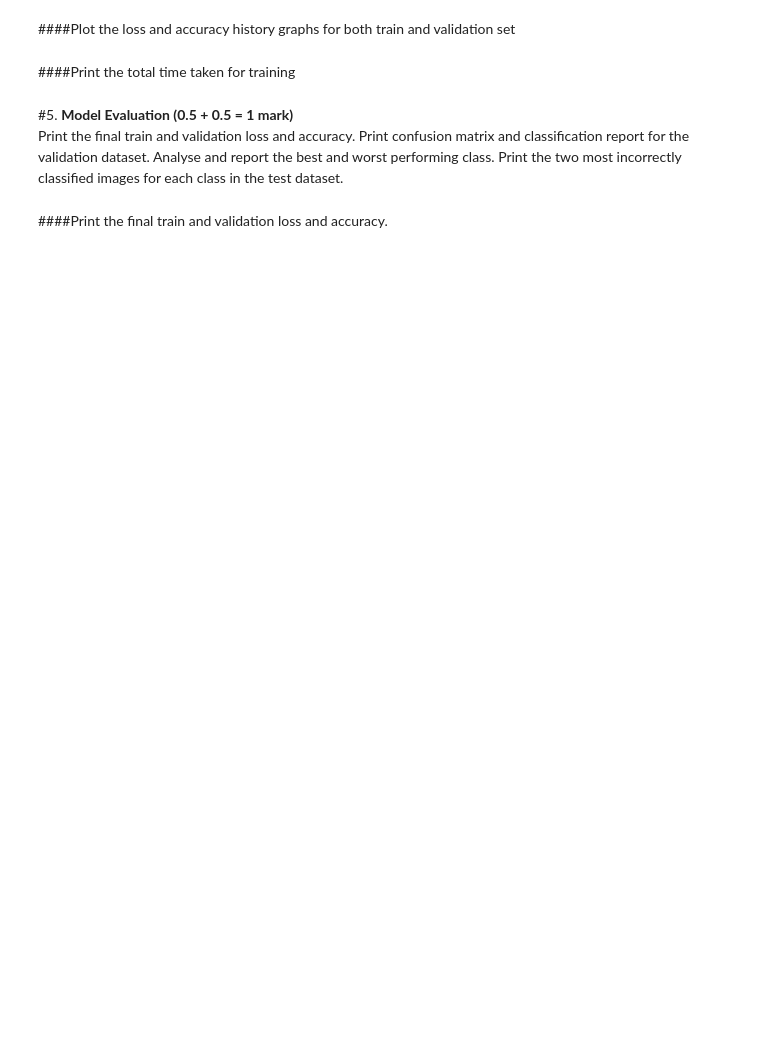
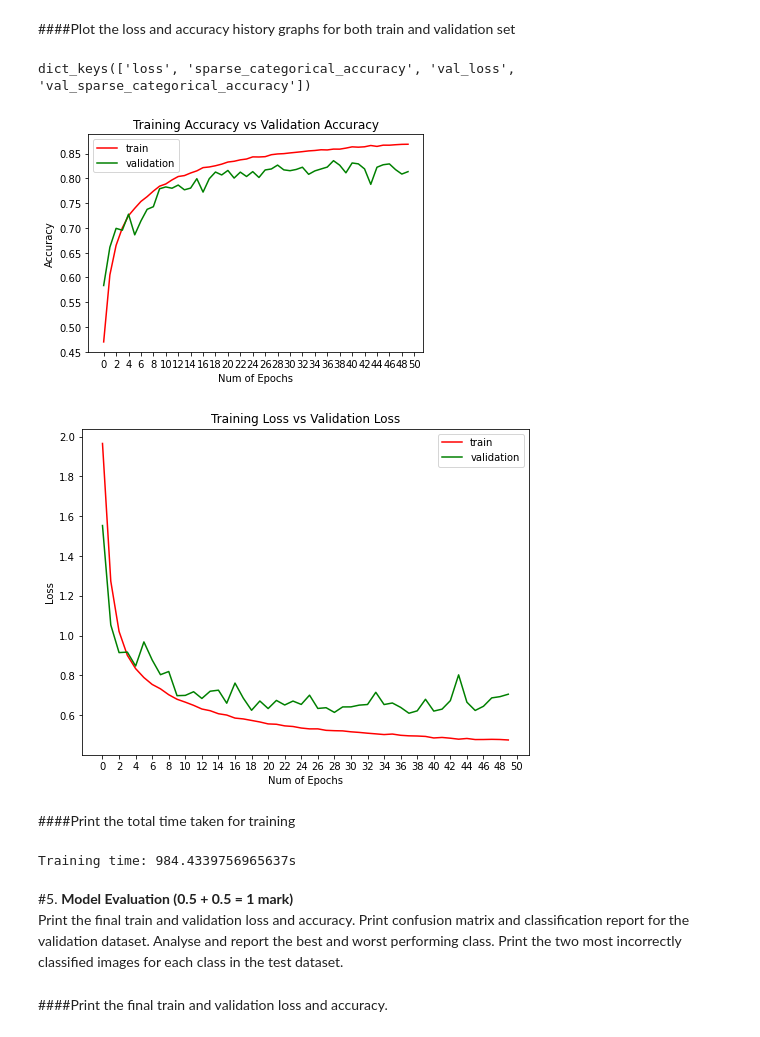
Before and after one commit to ashutoshsingh1/Predict-tags-on-StackOverflow-with-linear-models, a Jupyter notebook: Vision_Dataset_Set2_group_113.ipynb, the cells around one changed output. Drawn from its saved outputs; the diff is of its cells as text; code cells hidden in the pictures; blank space fills up the shorter version.

```diff
--- a/Vision_Dataset_Set2_group_113.ipynb
+++ b/Vision_Dataset_Set2_group_113.ipynb
@@ -130,3 +348,12 @@ IndexError: ignored
 #4. **Model Training (0.5 + 0.25 = 0.75 mark)**<BR> Train the model for an appropriate number of epochs. Print the train and validation accuracy and loss for each epoch. Use the appropriate batch size. Plot the loss and accuracy history graphs for both train and validation set. Print the total time taken for training
 # %% [markdown]
 ####Train the model for an appropriate number of epochs. Print the train and validation accuracy and loss for each epoch. Use the appropriate batch size
+# %%
+epoch = 50
+batch_size = 64
+
+model.compile(loss="sparse_categorical_crossentropy", optimizer="Adam", metrics=["sparse_categorical_accuracy"])
+start = time.time()
+history = model.fit(x_train, y_train, epochs=epoch, batch_size=batch_size,
+                    validation_data=(x_test, y_test))
+end = time.time()
@@ -133,7 +378,39 @@ IndexError: ignored
 # %% [markdown]
 ####Plot the loss and accuracy history graphs for both train and validation set
+# %%
+# list all data in history
+print(history.history.keys())
+# summarize history for accuracy
+pyplot.figure(0)
+pyplot.plot(history.history['sparse_categorical_accuracy'],'r')
+pyplot.plot(history.history['val_sparse_categorical_accuracy'],'g')
+pyplot.xticks(np.arange(0, epoch+1, 2.0))
+pyplot.rcParams['figure.figsize'] = (8, 6)
+pyplot.xlabel("Num of Epochs")
+pyplot.ylabel("Accuracy")
+pyplot.title("Training Accuracy vs Validation Accuracy")
+pyplot.legend(['train','validation'])
+
+pyplot.figure(1)
+pyplot.plot(history.history['loss'],'r')
+pyplot.plot(history.history['val_loss'],'g')
+pyplot.xticks(np.arange(0, epoch+1, 2.0))
+pyplot.rcParams['figure.figsize'] = (8, 6)
+pyplot.xlabel("Num of Epochs")
+pyplot.ylabel("Loss")
+pyplot.title("Training Loss vs Validation Loss")
+pyplot.legend(['train','validation'])
+pyplot.show()
+# %% [output]
+dict_keys(['loss', 'sparse_categorical_accuracy', 'val_loss', 'val_sparse_categorical_accuracy'])
+[figure, added]
+[figure, added]
 # %% [markdown]
 ####Print the total time taken for training
+# %%
+print(f"Training time: {end - start}s")
+# %% [output]
+Training time: 984.4339756965637s
 # %% [markdown]
 #5. **Model Evaluation (0.5 + 0.5 = 1 mark)**<BR> Print the final train and validation loss and accuracy. Print confusion matrix and classification report for the validation dataset. Analyse and report the best and worst performing class. Print the two most incorrectly classified images for each class in the test dataset.
 # %% [markdown]
```
Also changed, not shown: parts of 35 cells of this notebook.
